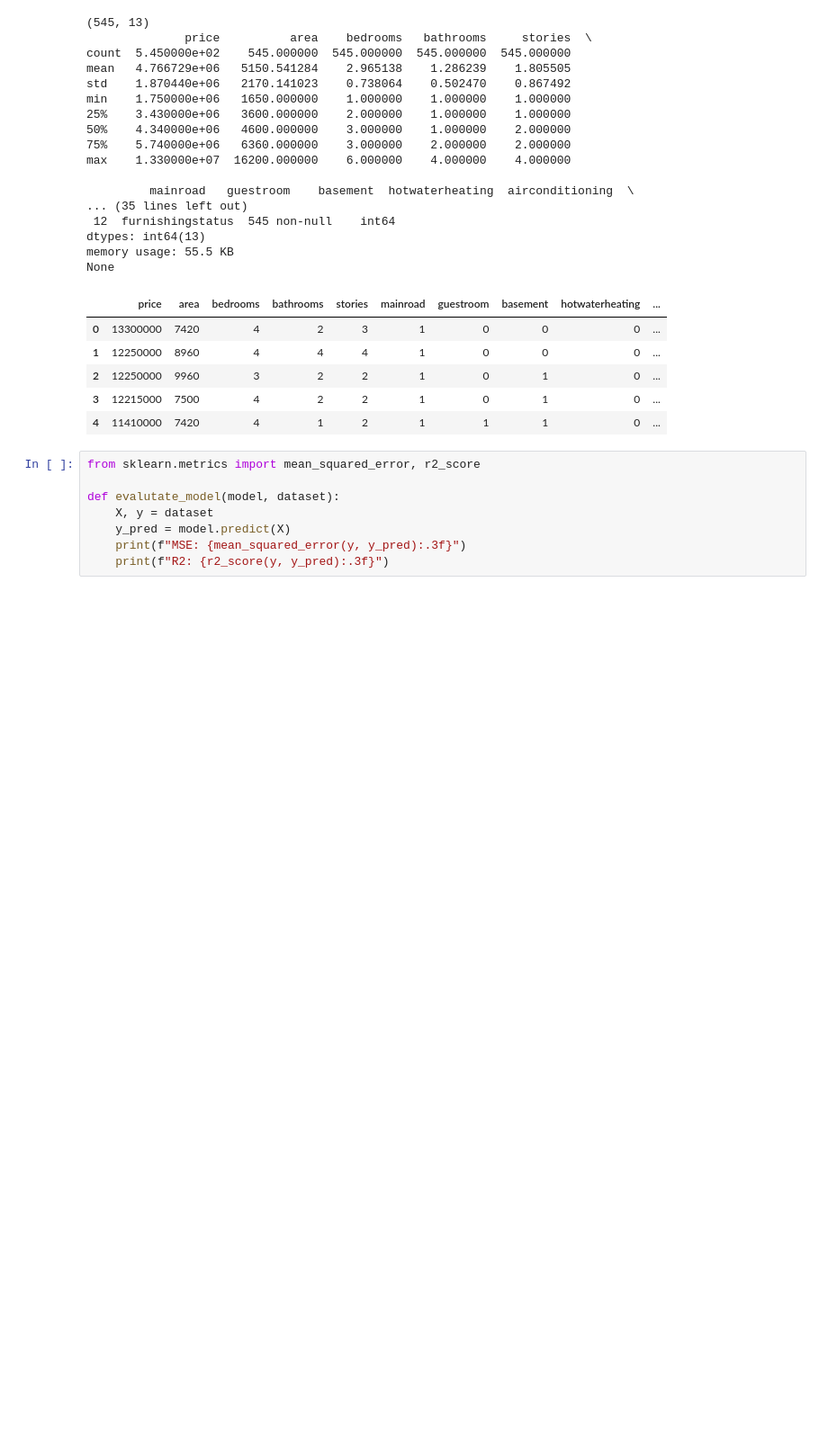
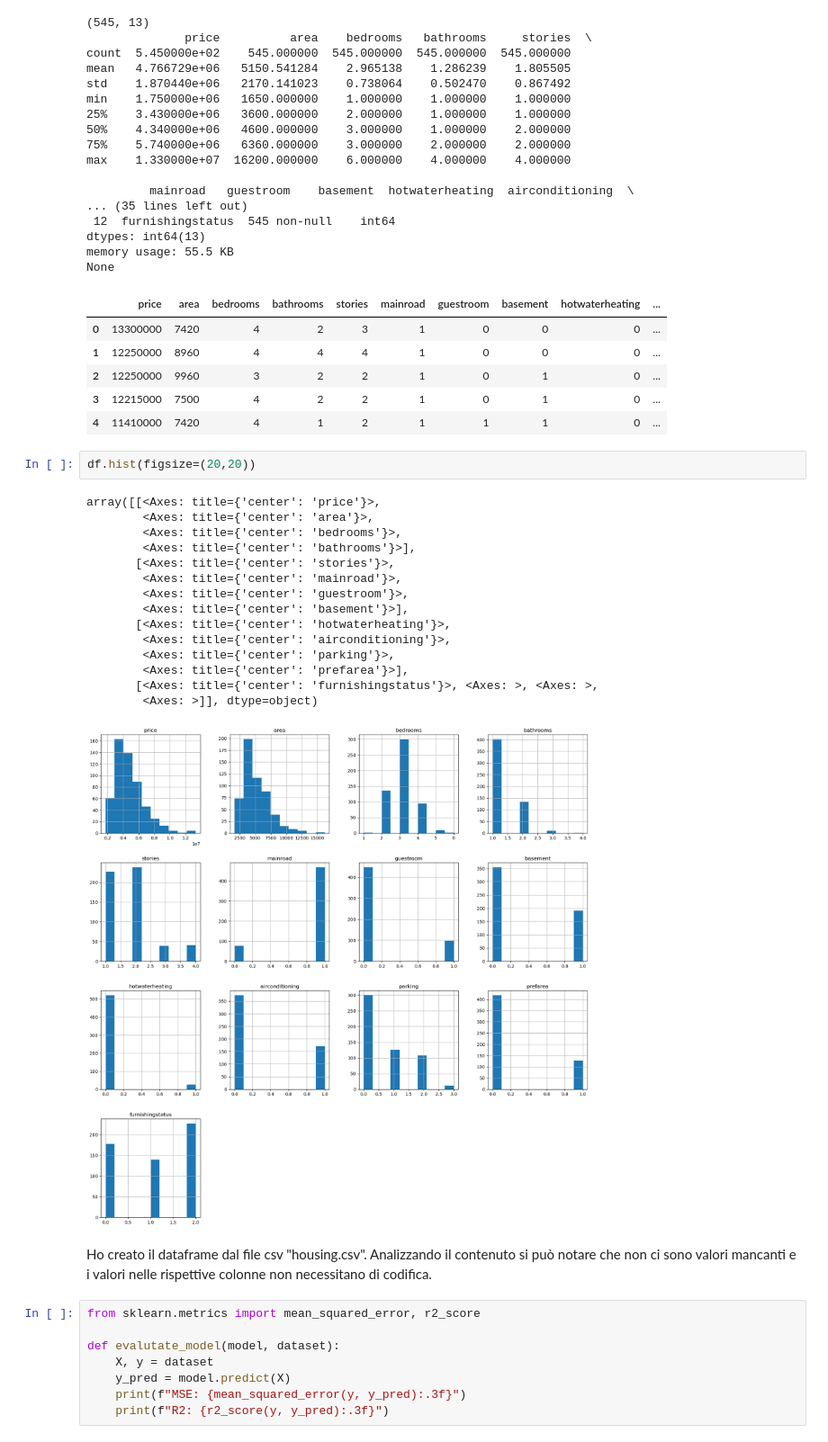
Before and after one commit to gab-25/real_estate_price_prediction, a Jupyter notebook: real_estate_price_prediction.ipynb, the cells around one changed output. Shown at 90% size. Drawn from its saved outputs; the diff is of its cells as text; blank space fills up the shorter version.

```diff
--- a/real_estate_price_prediction.ipynb
+++ b/real_estate_price_prediction.ipynb
@@ -30,6 +30,26 @@ None
 | 2 | 12250000 | 9960 | 3 | 2 | 2 | 1 | 0 | 1 | 0 | ... |
 | 3 | 12215000 | 7500 | 4 | 2 | 2 | 1 | 0 | 1 | 0 | ... |
 | 4 | 11410000 | 7420 | 4 | 1 | 2 | 1 | 1 | 1 | 0 | ... |
+# %%
+df.hist(figsize=(20,20))
+# %% [output]
+array([[<Axes: title={'center': 'price'}>,
+        <Axes: title={'center': 'area'}>,
+        <Axes: title={'center': 'bedrooms'}>,
+        <Axes: title={'center': 'bathrooms'}>],
+       [<Axes: title={'center': 'stories'}>,
+        <Axes: title={'center': 'mainroad'}>,
+        <Axes: title={'center': 'guestroom'}>,
+        <Axes: title={'center': 'basement'}>],
+       [<Axes: title={'center': 'hotwaterheating'}>,
+        <Axes: title={'center': 'airconditioning'}>,
+        <Axes: title={'center': 'parking'}>,
+        <Axes: title={'center': 'prefarea'}>],
+       [<Axes: title={'center': 'furnishingstatus'}>, <Axes: >, <Axes: >,
+        <Axes: >]], dtype=object)
+[figure, added]
+# %% [markdown]
+Ho creato il dataframe dal file csv "housing.csv". Analizzando il contenuto si può notare che non ci sono valori mancanti e i valori nelle rispettive colonne non necessitano di codifica.
 # %%
 from sklearn.metrics import mean_squared_error, r2_score
 
```
Also changed, not shown: parts of 12 cells of this notebook.
